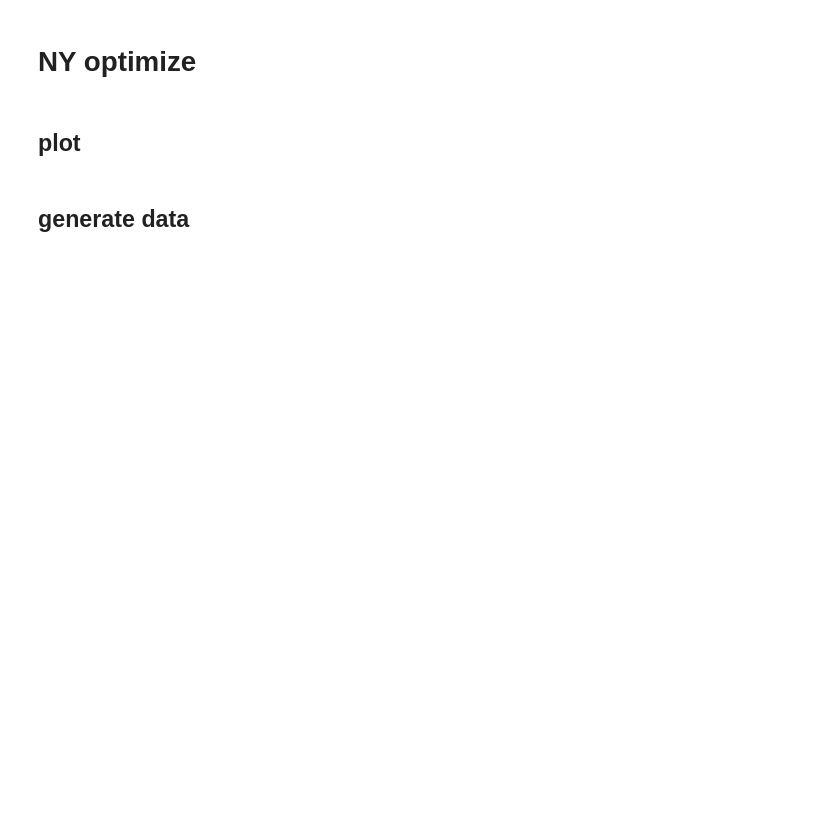
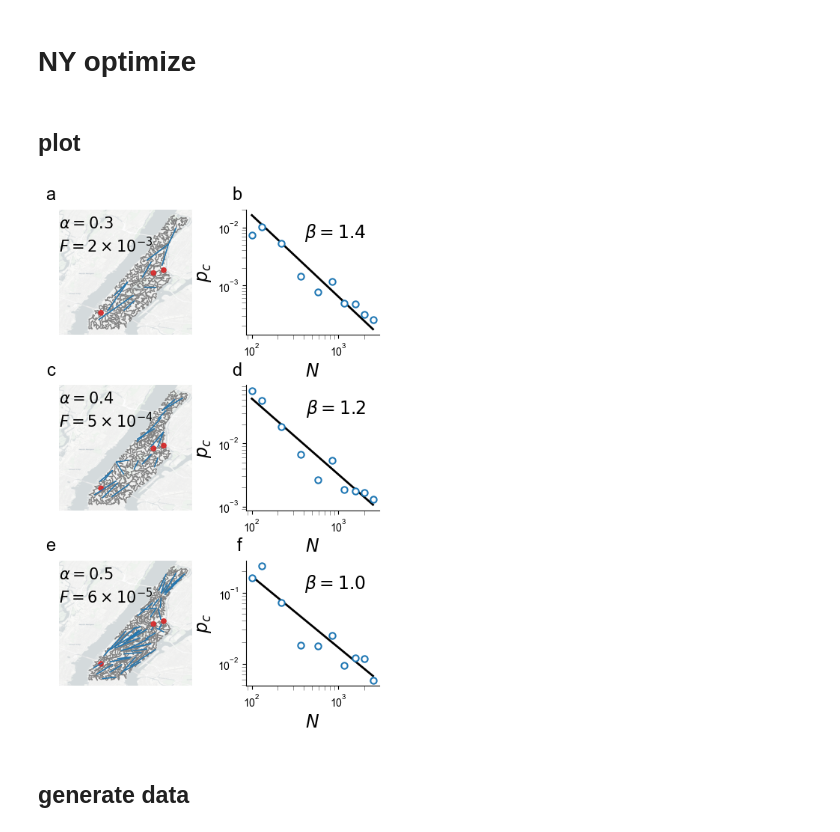
Before and after one commit to RotemBrand/cost_effective, a Jupyter notebook: figures/figures.ipynb, the cells around one changed output. Saved outputs shown, nothing was run; the diff lists cells and outputs as text; code cells hidden in the pictures; blank space fills up the shorter version.

Commit message:
add data

```diff
--- a/figures/figures.ipynb
+++ b/figures/figures.ipynb
@@ -177,8 +331,10 @@ data, points, p_rate = OptG.simulate_netowrks(file_path=sym_path)
 # %% [markdown]
 ## plot
 # %%
-file_name = r"data/nyc_optimal_new_0.5.nxjson"
+file_name = r"data/nyc_optimal.nxjson"
 fig = NOP.ny_optimize_plot(nyc_optimal_path=file_name, save=False)
+# %% [output]
+[figure, added]
 # %% [markdown]
 ## generate data
 # %%
```
Also changed, not shown: parts of 20 cells of this notebook, 30 other files.
